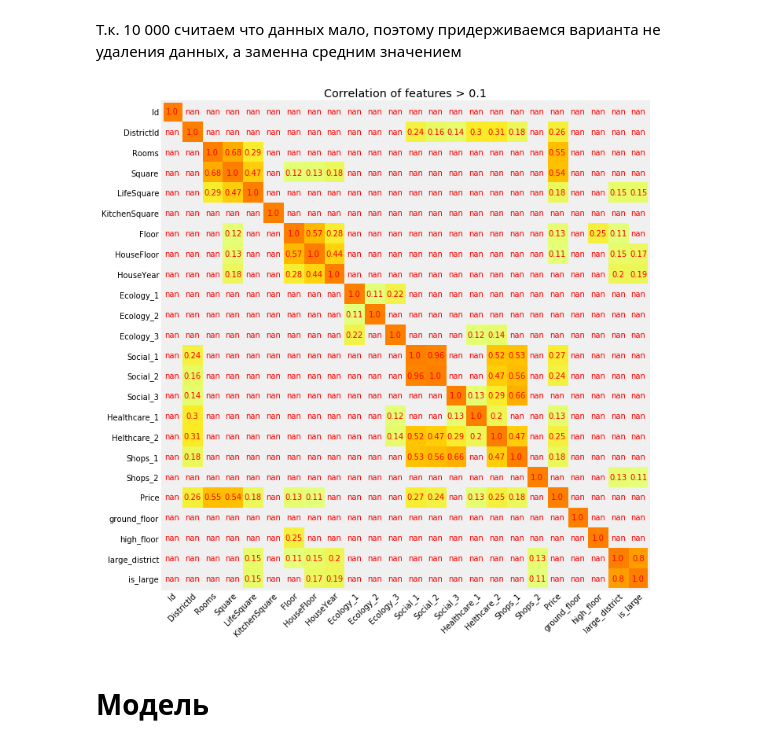
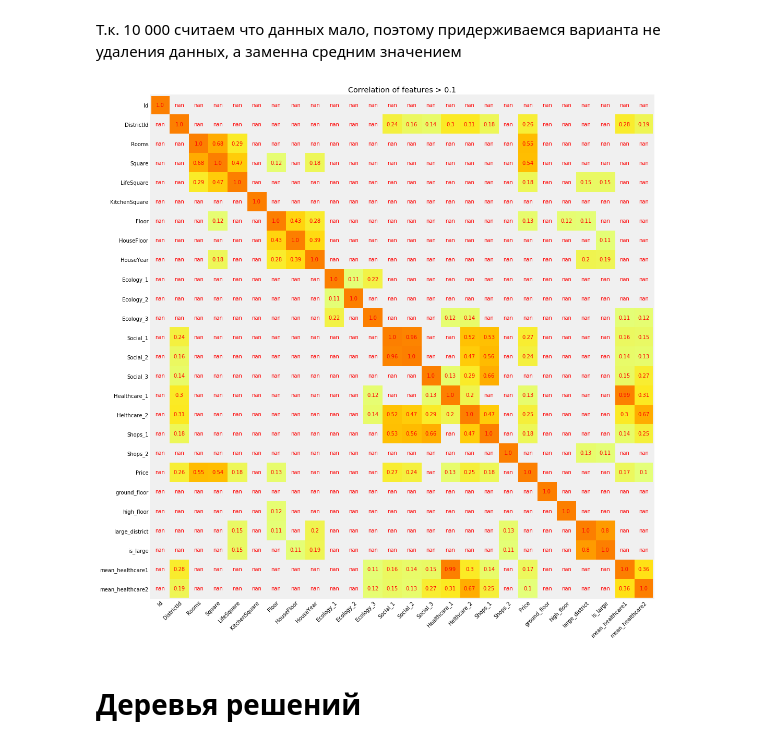
Before and after one commit to Valdert-13/Python-for-Data-Science, a Jupyter notebook: Проект/Проект.ipynb, the cells around one changed output. Cells and saved outputs as stored; diff of their text form; code cells hidden in the pictures.

```diff
--- a/Проект/Проект.ipynb
+++ b/Проект/Проект.ipynb
@@ -173 +177,11 @@ def add_test(df):
+# %%
+def add_mean_helthcare(df, stat1, stat2, mean_helthcare):
+    # В связи с большим количиством отсудствующих значений Healthcare_1
+    # создаем дополнительно 2 поля
+    df = pd.merge(df, stat1, on=['DistrictId', 'Helthcare_2'], how='left')
+    df = pd.merge(df, stat2, on='Helthcare_2', how='left')
+
+    df['mean_healthcare2'] = df['mean_healthcare2'].fillna(mean_helthcare)
+    df['mean_healthcare1'] = df['mean_healthcare1'].fillna(df['mean_healthcare2'])
+    return df
 # %%
@@ -174,23 +189,29 @@ def add_test(df):
 distr_info1 = train['DistrictId'].value_counts().reset_index().\
     rename(columns={'index':'DistrictId', 'DistrictId':'large_district'})
 distr_info1['is_large'] = (distr_info1['large_district'] > 100).astype(int)
+# %%
+# Создаетм подгатавливаем данны для add_mean_helthcare
+stat1 = train.groupby(['DistrictId', 'Helthcare_2'], as_index=False)[['Healthcare_1']].mean().rename(columns={'Healthcare_1':'mean_healthcare1'})
+stat2 = train.groupby('Helthcare_2', as_index=False)[['Healthcare_1']].mean().rename(columns={'Healthcare_1':'mean_healthcare2'})
+mean_helthcare = train['Healthcare_1'].mean()
 # %%
-def prepare_data(df, distr_info1):
+def prepare_data(df, distr_info1 = distr_info1, stat1=stat1, stat2=stat2, mean_helthcare=mean_helthcare ):
     df = clean_house_year(df)
-    #df = clean_house_floor(df)
-    df = clean_floor(df)
+    df = clean_house_floor(df)
+    #df = clean_floor(df)
     #df = clean_rooms(df)
     #df = clean_square(df)
     #df = clean_kitchen_square(df)
     df = clean_life_square(df)
     df = add_ground_floor(df)
     df = add_district(df, distr_info1)
-    #df = add_test(df)
     df = translation_of_indicators(df)
+    df = add_mean_helthcare(df, stat1, stat2, mean_helthcare)
     return df
 # %%
-train = prepare_data(train, distr_info1)
-valid = prepare_data(valid, distr_info1)
+# Обработка данных для тренировачного и тестовова дф
+train = prepare_data(train)
+valid = prepare_data(valid)
 # %%
 data_columns = train.columns
 correlation = train.corr()
@@ -198,41 +219,41 @@ correlation = train.corr()
 # для определения наиболее взаимозависимых показателей
 
 # Размер графика
-rcParams['figure.figsize'] = 10, 10
+rcParams['figure.figsize'] = 15, 15
 # Задаем отсекающий коэффициент корреляции. Ниже этого коэфф. считаем, что корреляция пары показателей не сильная.
 correlation_rate_filter = 0.1
 
 #Определяем колонки, столбцы и данные для построение heatmap
 hm_index = correlation.index
 hm_colums = correlation.columns
 hm_data = np.array(correlation.where(correlation > abs(correlation_rate_filter))).round(2)
 
 
 fig, ax = plt.subplots()
 im = ax.imshow(hm_data, cmap="Wistia")
 
 # Столбцы и индексы
 ax.set_xticks(np.arange(len(hm_colums)))
 ax.set_yticks(np.arange(len(hm_index)))
 ax.set_xticklabels(hm_colums)
 ax.set_yticklabels(hm_index)
 plt.setp(ax.get_xticklabels(), rotation=45, ha="right",
          rotation_mode="anchor")
 
 # Подписи к столбцам и индексам.
 for i in range(len(hm_index)):
     for j in range(len(hm_colums)):
         text = ax.text(j, i, hm_data[i, j],
                        ha="center", va="center", color="r", fontsize=10)
 
 ax.set_title(f"Correlation of features > {correlation_rate_filter}")
 fig.tight_layout()
 plt.grid()
 plt.show()
 # %% [output]
-[figure, old version]
+[figure, new version]
-# %% [markdown]
-# Модель
+# %% [markdown]
+# Деревья решений
 # %%
 from sklearn.ensemble import RandomForestRegressor as RF
 from sklearn.metrics import r2_score as r2
```
Also changed, not shown: parts of 33 cells of this notebook.
